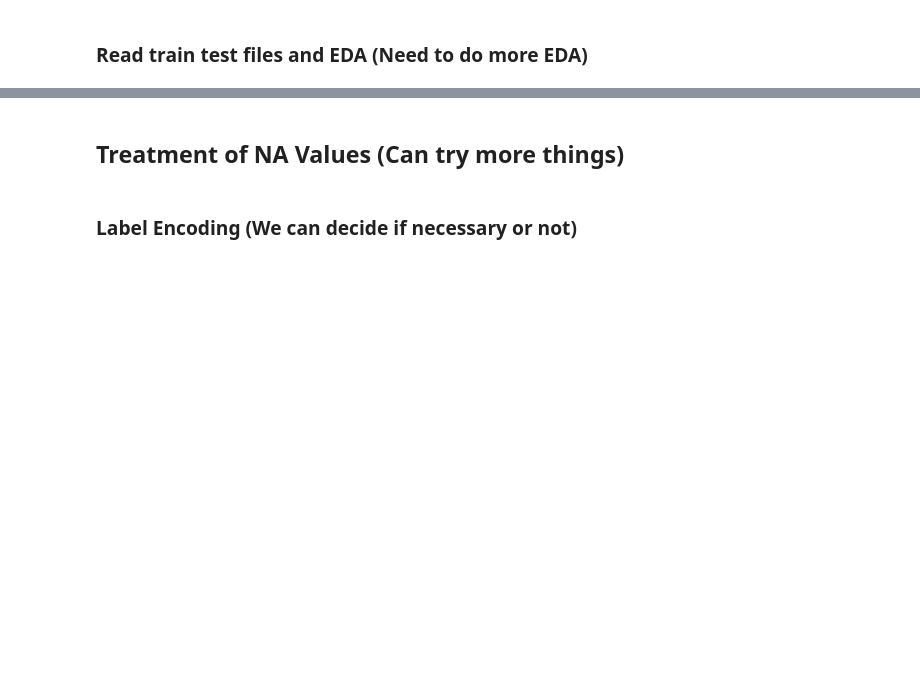
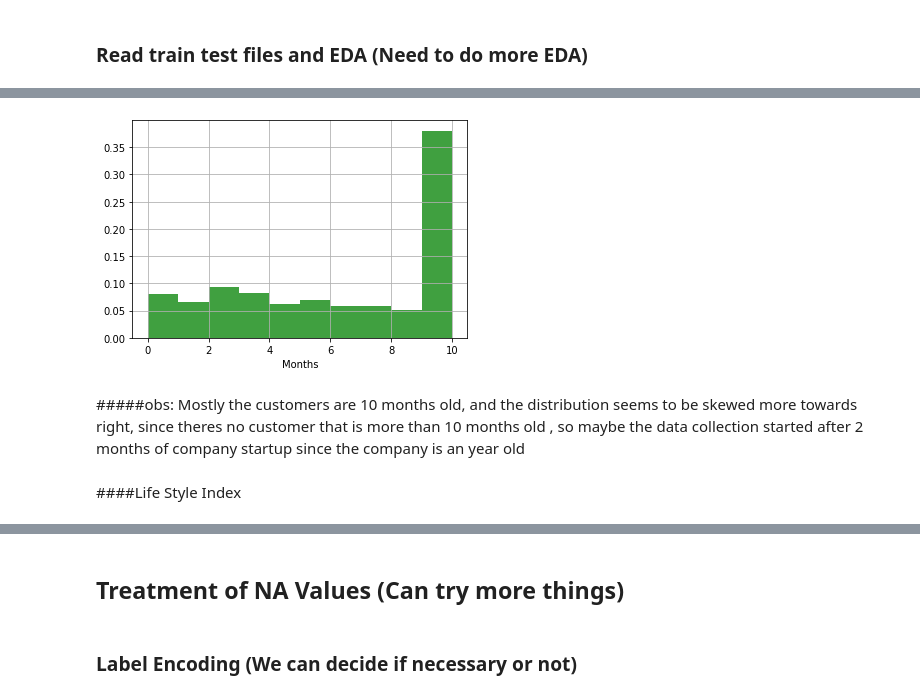
Before and after one commit to Sharan1712/Mobility-Analytics, a Jupyter notebook: MobilityAnalytics_Hackathon.ipynb, the cells around one changed output, grey strips where cells are left out. Saved outputs shown, nothing was run; the diff lists cells and outputs as text; code cells hidden in the pictures; blank space fills up the shorter version.

```diff
--- a/MobilityAnalytics_Hackathon.ipynb
+++ b/MobilityAnalytics_Hackathon.ipynb
@@ -68,0 +102,12 @@ sns.boxplot(x='Customer_Since_Months',data=train,color='red')
+# %%
+#plotting histogram
+plt.hist(train['Customer_Since_Months'],density=True, facecolor='g', alpha=0.75)
+plt.grid(True)
+plt.xlabel('Months')
+plt.show()
+# %% [output]
+[figure, added]
+# %% [markdown]
+#####obs: Mostly the customers are 10 months old, and the distribution seems to be skewed more towards right, since theres no customer that is more than 10 months old , so maybe the data collection started after 2 months of company startup since the company is an year old
+# %% [markdown]
+####Life Style Index
```
Also changed, not shown: parts of 31 cells of this notebook.
